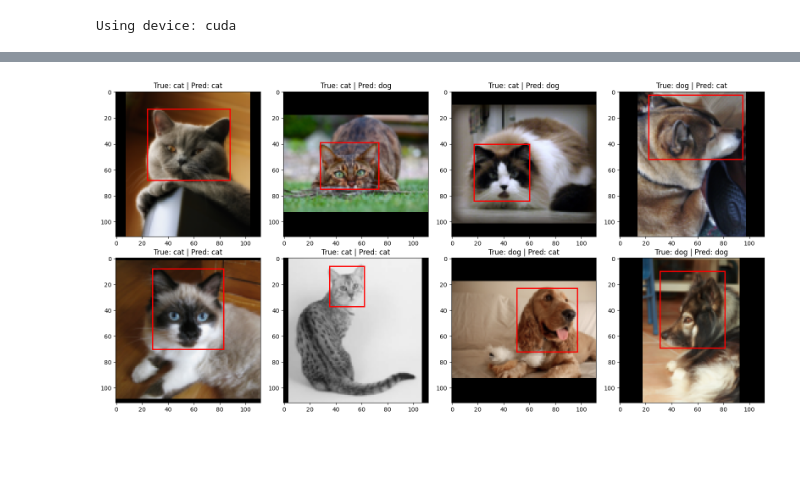
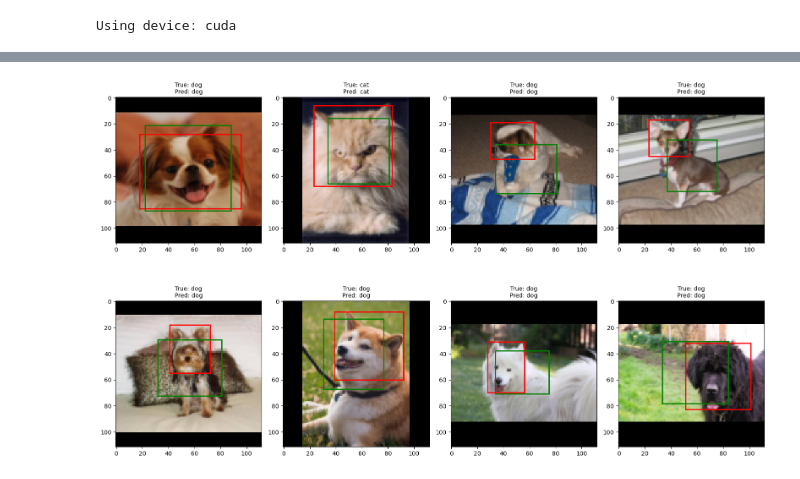
Before and after one commit to kianniek/UU_CV_Dog_Cat_object_detection, a Jupyter notebook: notebooks/CatDogCNN.ipynb, the cells around one changed output, grey strips where cells are left out. Saved outputs shown, nothing was run; the diff lists cells and outputs as text; code cells hidden in the pictures; blank space fills up the shorter version.

```diff
--- a/notebooks/CatDogCNN.ipynb
+++ b/notebooks/CatDogCNN.ipynb
@@ -927,8 +1009,8 @@ val_bbox = [[a, b, c, d] for a, b, c, d in zip(val_processed_df['xmin'],
 
 
 # Create datasets
-train_dataset = CatDogDataset(train_files, train_labels, train_bbox, transform=transform)
-val_dataset = CatDogDataset(val_files, val_labels, val_bbox, transform=transform)
+train_dataset = CatDogDataset(train_files, train_labels, train_bbox, transform=train_transform, augment=True)
+val_dataset = CatDogDataset(val_files, val_labels, val_bbox, transform=eval_transform, augment=False)
 
 train_loader = DataLoader(train_dataset, batch_size=32, shuffle=True)
 val_loader = DataLoader(val_dataset, batch_size=32, shuffle=False)
@@ -988,36 +1070,89 @@ Restored best model with validation accuracy: 71.14%
 Training curves saved → results\coboCNN_Final_curves.png
 LR schedule plot saved → results\lr_schedule.png
 # %%
-# test output model on a few samples with the bounding boxes visualized and the index of the predicted class shown under the bounding box. You can use the visualize_sample function defined earlier to draw the bounding boxes on the images, and then display the predicted class index as text on the plot. Here's how you can do it:
+import matplotlib.patches as patches
+
+# Test output model on a few samples
 num_samples = min(8, len(val_dataset))
 indices = random.sample(range(len(val_dataset)), num_samples)
-fig, axes = plt.subplots(2, 4, figsize=(16, 8))
+fig, axes = plt.subplots(2, 4, figsize=(16, 10))
 axes = axes.flatten()
+
+img_size = 112 # De resolutie die je model gebruikt
+S = 7          # Grid grootte
+
 for i, idx in enumerate(indices):
     img_path = val_files[idx]
     label = val_labels[idx]
-    # Load and preprocess the image
+
+    # 1. Preprocessing
     image = Image.open(img_path).convert("RGB")
-    input_tensor = transform(image).unsqueeze(0).to(device)
-    # Get model prediction
+    original_w, original_h = image.size
+    image_input = image.resize((img_size, img_size))
+    image_tensor = transform(image_input).unsqueeze(0).to(device)
+
+    # 2. Model voorspelling
     with torch.no_grad():
-        output = final_model(input_tensor)
-        output_reshaped = output.reshape(1, 7, 7, 7)
-        pred_class = output_reshaped[..., :2]
-        preds = pred_class.sum(dim=(1,2)).argmax(dim=1)
-    bbox = (
+        output = final_model(image_tensor)
+        # Reshape naar [Batch, Grid, Grid, Waarden] -> [1, 7, 7, 7]
+        output_reshaped = output.reshape(1, S, S, 7)
+
+        # Haal klasse en confidence op
+        pred_class_scores = output_reshaped[0, :, :, :2] # [7, 7, 2]
+        confidence_scores = output_reshaped[0, :, :, 2]  # [7, 7]
+
+        # Bepaal de klasse (sommeren over grid zoals in je originele code)
+        preds = pred_class_scores.sum(dim=(0,1)).argmax(dim=0).item()
+
+        # Bepaal de BESTE grid cel (hoogste confidence) voor de box
+        best_cell = torch.argmax(confidence_scores)
+        cell_i = best_cell // S
+        cell_j = best_cell % S
+
+        # Haal de box data uit die specifieke cel
+        # Index 3:6 bevatten [x_cell, y_cell, w, h] volgens je loss functie
+        box_data = output_reshaped[0, cell_i, cell_j, 3:7].cpu().numpy()
+
+        # 3. Omrekenen van grid naar pixel coördinaten
+        # Gebruik .item() om van GPU Tensor naar Python float te gaan
+        p_x_cell = box_data[0].item()
+        p_y_cell = box_data[1].item()
+        p_w      = box_data[2].item()
+        p_h      = box_data[3].item()
+
+        # Terugrekenen naar image-relative [0, 1]
+        p_x_img = (p_x_cell + cell_j.item()) / S
+        p_y_img = (p_y_cell + cell_i.item()) / S
+
+        # Omzetten naar pixels (denormaliseren)
+        p_xmin = (p_x_img - p_w / 2) * original_w
+        p_ymin = (p_y_img - p_h / 2) * original_h
+        p_xmax = (p_x_img + p_w / 2) * original_w
+        p_ymax = (p_y_img + p_h / 2) * original_h
+
+    # 4. Visualisatie
+    # Teken eerst de afbeelding en de TRUE box (Rood)
+    true_bbox = (
         int(val_processed_df.iloc[idx]['xmin']),
         int(val_processed_df.iloc[idx]['ymin']),
         int(val_processed_df.iloc[idx]['xmax']),
         int(val_processed_df.iloc[idx]['ymax'])
     )
-    visualize_sample(img_path, bbox, ax=axes[i])
-    axes[i].set_title(f"True: {labels[label]} | Pred: {labels[preds]}")
+    visualize_sample(img_path, true_bbox, ax=axes[i]) # Dit tekent de rode box
+
+    # Teken de PREDICTED box (Groen)
+    rect = patches.Rectangle(
+        (p_xmin, p_ymin), p_xmax - p_xmin, p_ymax - p_ymin,
+        linewidth=2, edgecolor='g', facecolor='none', label='Pred'
+    )
+    axes[i].add_patch(rect)
+
+    axes[i].set_title(f"True: {labels[label]}\nPred: {labels[preds]}", fontsize=10)
 
 plt.tight_layout()
 plt.show()
 # %% [output]
-[figure, old version]
+[figure, new version]
 # %%
 def calculate_iou(box1, box2):
     """Calculates IoU between two boxes: [xmin, ymin, xmax, ymax]"""
```
Also changed, not shown: parts of 11 cells of this notebook, 1 other file.
